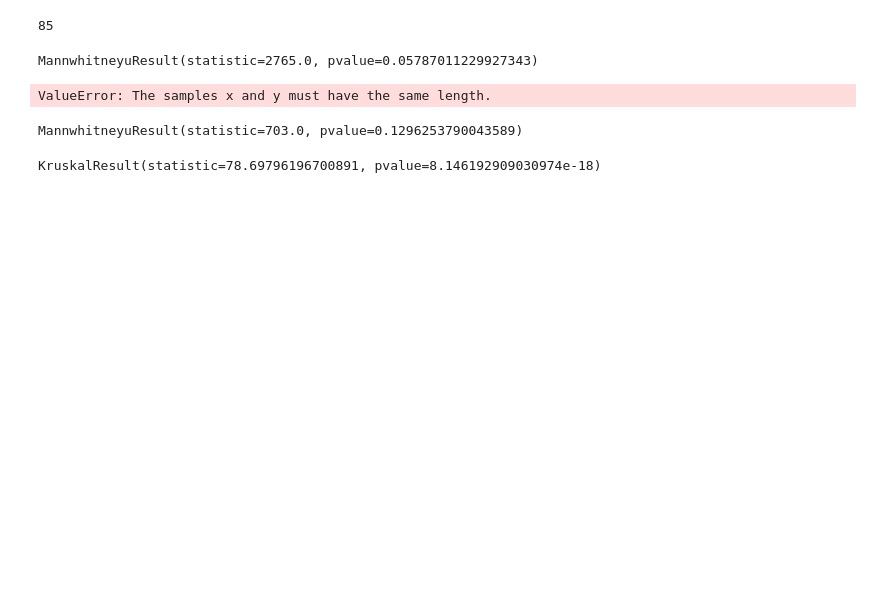
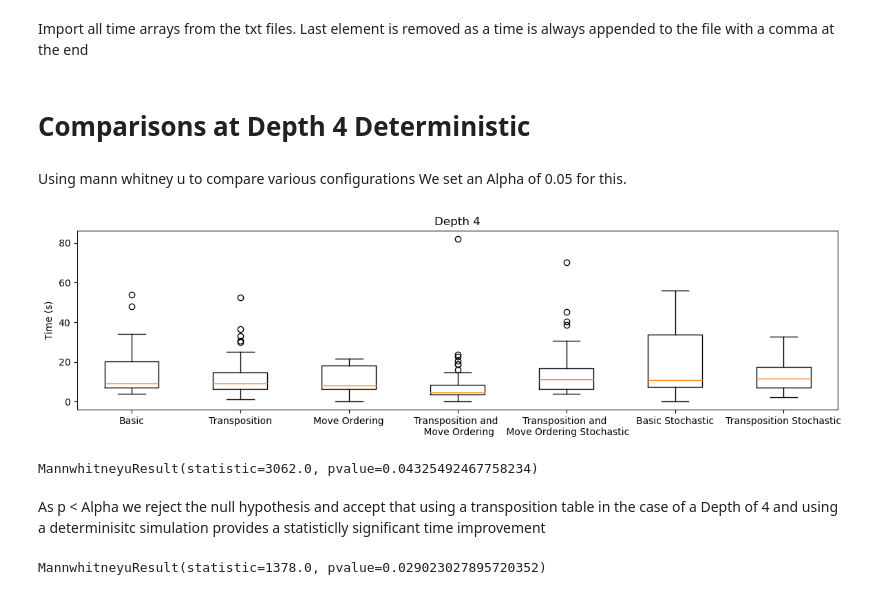
Before and after one commit to doodman06/Alpha-Betav2, a Jupyter notebook: Logs/PythonComparison.ipynb, the cells around one changed output. Cells and saved outputs as stored; diff of their text form; code cells hidden in the pictures; blank space fills up the shorter version.

Commit message:
Did more tests with stochastic simulation
Changed name of basic version to more appropriate name in log files.

```diff
--- a/Logs/PythonComparison.ipynb
+++ b/Logs/PythonComparison.ipynb
@@ -18,20 +7,35 @@ np.size(basicTime)
-# %%
-np.size(transpositionTableTime)
-# %% [output]
-85
+# %% [markdown]
+Import all time arrays from the txt files.
+Last element is removed as a time is always appended to the file with a comma at the end
+# %%
+basicTime4Deterministic = np.genfromtxt('timeBasicDepth4Deterministictrue.txt', dtype=float, delimiter=',')[:-1]
+timeTranspostion4Deterministic = np.genfromtxt('timeTranspositionDepth4Deterministictrue.txt', dtype=float, delimiter=',')[:-1]
+timeMoveOrdering4Deterministic = np.genfromtxt('timeMoveOrderingDepth4Deterministictrue.txt', dtype=float, delimiter=',')[:-1]
+timeTranspostionMoveOrdering4Deterministic = np.genfromtxt('timeTranspositionMoveOrderingDepth4Deterministictrue.txt', dtype=float, delimiter=',')[:-1]
+timeTranspostionMoveOrdering4Stochastic = np.genfromtxt('timeTranspositionMoveOrderingDepth4Deterministicfalse.txt', dtype=float, delimiter=',')[:-1]
+basicTime4Stochastic = np.genfromtxt('timeBasicDepth4Deterministicfalse.txt', dtype=float, delimiter=',')[:-1]
+timeTranspostion4Stochastic = np.genfromtxt('timeTranspositionDepth4Deterministicfalse.txt', dtype=float, delimiter=',')[:-1]
+# %% [markdown]
+# Comparisons at Depth 4 Deterministic
+# %% [markdown]
+Using mann whitney u to compare various configurations
+We set an Alpha of 0.05 for this.
+# %%
+plt.figure()
+plt.boxplot([basicTime4Deterministic, timeTranspostion4Deterministic, timeMoveOrdering4Deterministic, timeTranspostionMoveOrdering4Deterministic, timeTranspostionMoveOrdering4Stochastic, basicTime4Stochastic, timeTranspostion4Stochastic],
+             labels=['Basic', 'Transposition', 'Move Ordering', 'Transposition and \n Move Ordering', 'Transposition and \n Move Ordering Stochastic', 'Basic Stochastic', 'Transposition Stochastic'])
+plt.ylabel('Time (s)')
+plt.title('Depth 4')
+plt.show()
+# %% [output]
+[figure, added]
 # %%
-mannwhitneyu(transpositionTableTime, basicTime, alternative='less')
+mannwhitneyu(timeTranspostion4Deterministic, basicTime4Deterministic, alternative='less')
 # %% [output]
-MannwhitneyuResult(statistic=2765.0, pvalue=0.05787011229927343)
+MannwhitneyuResult(statistic=3062.0, pvalue=0.04325492467758234)
-# %%
-wilcoxon(transpositionTableTime, basicTime, alternative='less')
-# %% [output]
-ValueError: The samples x and y must have the same length.
+# %% [markdown]
+As p < Alpha we reject the null hypothesis and accept that using a transposition table in the case of a Depth of 4 and using a determinisitc simulation provides a statisticlly significant time improvement
 # %%
-mannwhitneyu(transpositionTableAndMoveOrderingTimeStochastic, basicTime, alternative='less')
+mannwhitneyu(timeMoveOrdering4Deterministic, basicTime4Deterministic, alternative='less')
 # %% [output]
-MannwhitneyuResult(statistic=703.0, pvalue=0.1296253790043589)
+MannwhitneyuResult(statistic=1378.0, pvalue=0.029023027895720352)
-# %%
-kruskal(basicTime, transpositionTableTime, transpositionTableAndMoveOrderingTime)
-# %% [output]
-KruskalResult(statistic=78.69796196700891, pvalue=8.146192909030974e-18)
```
Also changed, not shown: parts of 13 cells of this notebook, 9 other files.
